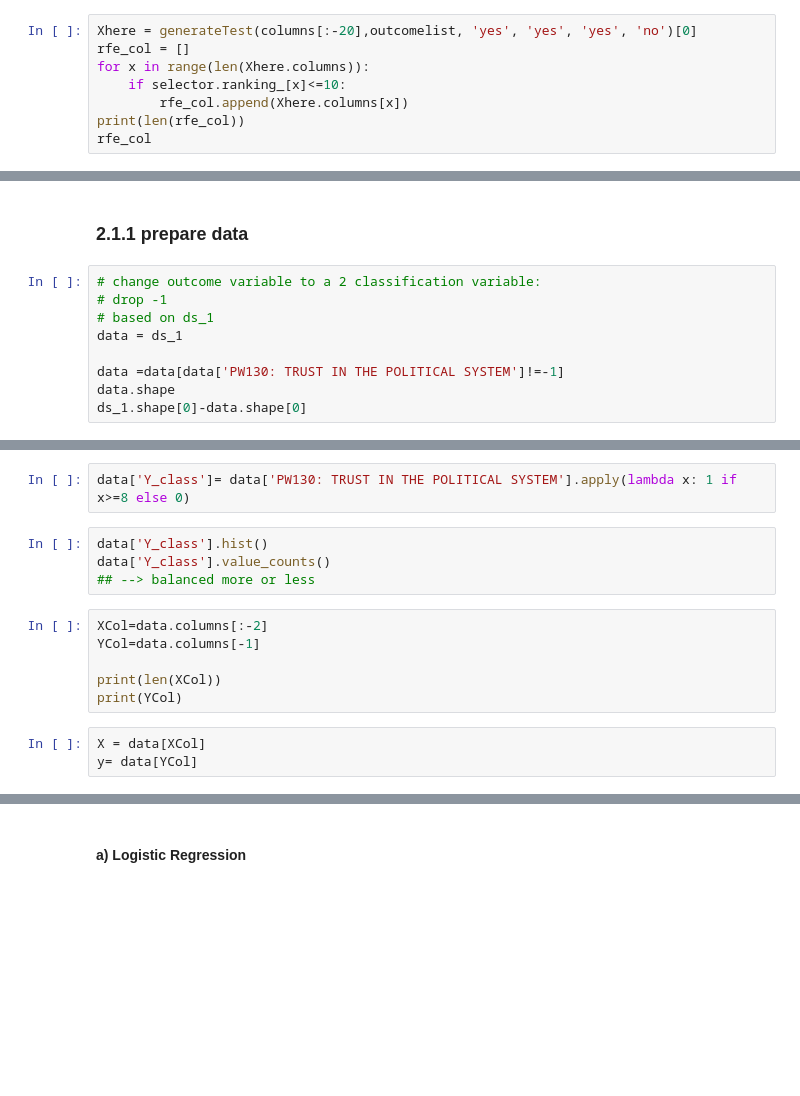
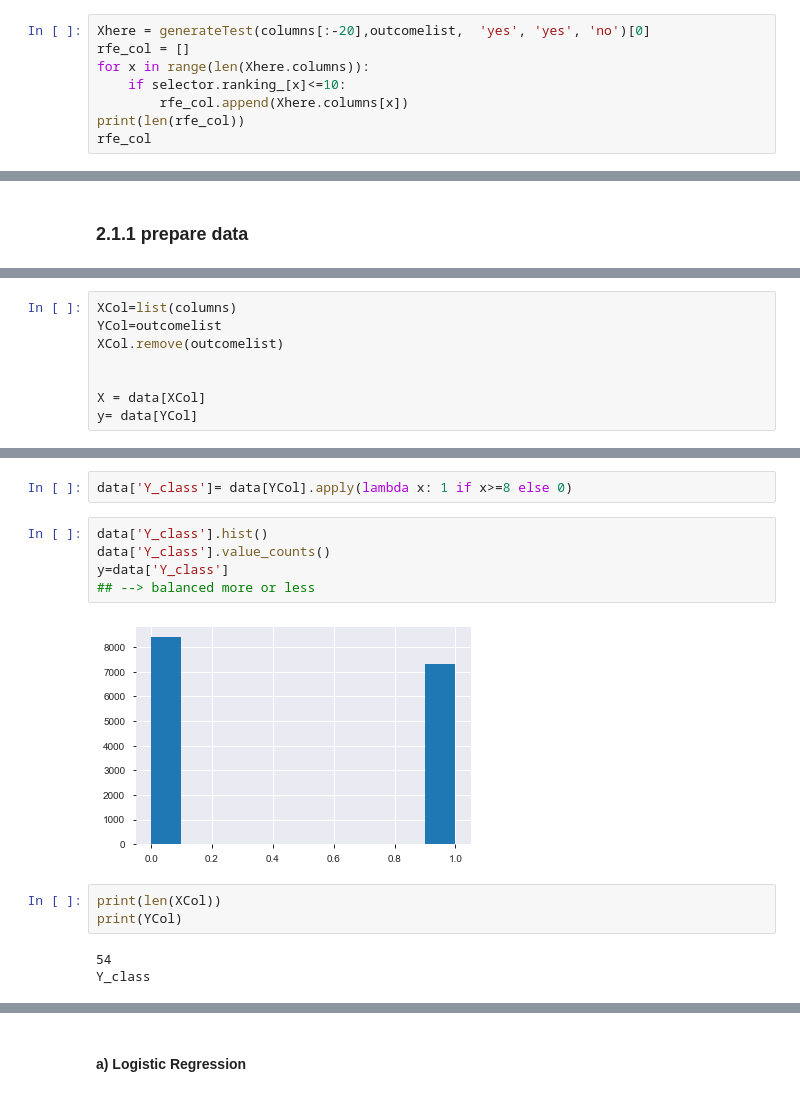
Before and after one commit to ta-data-lis/final-project, a Jupyter notebook: your-project/3_Machine Learning.ipynb, the cells around one changed output, grey strips where cells are left out. Saved outputs shown, nothing was run; the diff lists cells and outputs as text; blank space fills up the shorter version.

```diff
--- a/your-project/3_Machine Learning.ipynb
+++ b/your-project/3_Machine Learning.ipynb
@@ -853,5 +1221,5 @@ selector.ranking_
 # %%
-Xhere = generateTest(columns[:-20],outcomelist, 'yes', 'yes', 'yes', 'no')[0]
+Xhere = generateTest(columns[:-20],outcomelist,  'yes', 'yes', 'no')[0]
 rfe_col = []
 for x in range(len(Xhere.columns)):
     if selector.ranking_[x]<=10:
@@ -889,12 +1287,3 @@ X.shape
 ## 2. Classification
 # %% [markdown]
 ### 2.1.1 prepare data
-# %%
-# change outcome variable to a 2 classification variable:
-# drop -1
-# based on ds_1
-data = ds_1
-
-data =data[data['PW130: TRUST IN THE POLITICAL SYSTEM']!=-1]
-data.shape
-ds_1.shape[0]-data.shape[0]
@@ -900,0 +1300,8 @@ ds_1.shape[0]-data.shape[0]
+# %%
+XCol=list(columns)
+YCol=outcomelist
+XCol.remove(outcomelist)
+
+
+X = data[XCol]
+y= data[YCol]
@@ -901,18 +1318,18 @@ ds_1.shape[0]-data.shape[0]
 # %%
-data['Y_class']= data['PW130: TRUST IN THE POLITICAL SYSTEM'].apply(lambda x: 1 if x>=8 else 0)
+data['Y_class']= data[YCol].apply(lambda x: 1 if x>=8 else 0)
 # %%
 data['Y_class'].hist()
 data['Y_class'].value_counts()
+y=data['Y_class']
 ## --> balanced more or less
+# %% [output]
+[figure, added]
-# %%
-XCol=data.columns[:-2]
-YCol=data.columns[-1]
-
-print(len(XCol))
-print(YCol)
-# %%
-X = data[XCol]
-y= data[YCol]
+# %%
+print(len(XCol))
+print(YCol)
+# %% [output]
+54
+Y_class
 # %%
 X_train, X_test, y_train, y_test = train_test_split(X, y, test_size=0.3)
 X_train.shape
```
Also changed, not shown: parts of 69 cells of this notebook, 2 other files.
